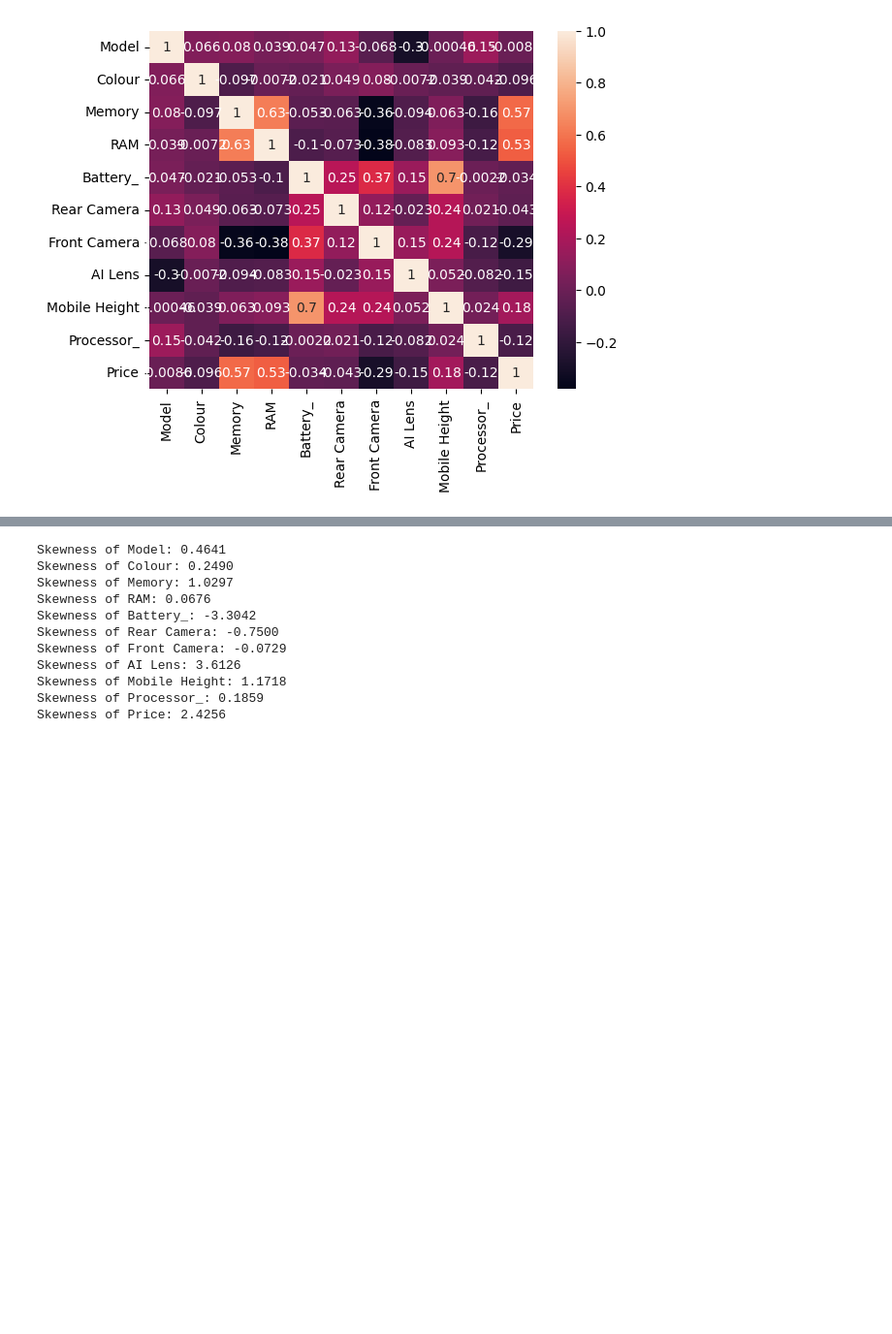
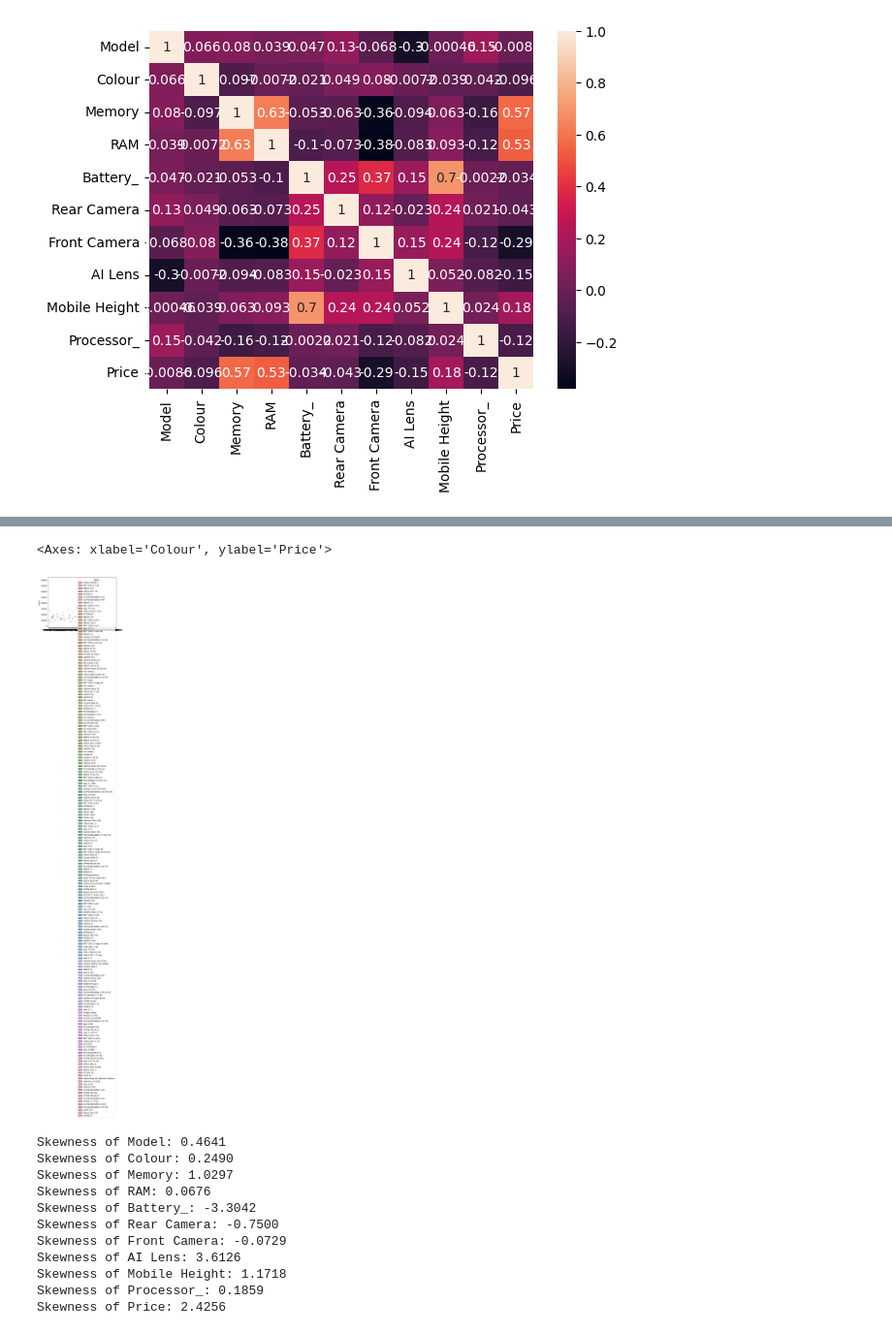
Before and after one commit to Deb052024/Machine-Prediction, a Jupyter notebook: Mobile_Handset_Price.ipynb, the cells around one changed output, grey strips where cells are left out. Shown at 97% size. Saved outputs shown, nothing was run; the diff lists cells and outputs as text; code cells hidden in the pictures; blank space fills up the shorter version.

```diff
--- a/Mobile_Handset_Price.ipynb
+++ b/Mobile_Handset_Price.ipynb
@@ -256,3 +408,10 @@ sns.heatmap(df_final.corr(),annot=True)
+# %%
+
+  sns.boxplot(x=df['Colour'],y=df['Price'],hue=df['Model'])
+  #sns.boxplot(x='Heating quality and conditions',y='SalePrice',data=df,hue='Type of Heating')
+# %% [output]
+<Axes: xlabel='Colour', ylabel='Price'>
+[figure, added]
 # %%
 def find_skewness(df):
     # Select only numeric columns
```
Also changed, not shown: parts of 13 cells of this notebook.
